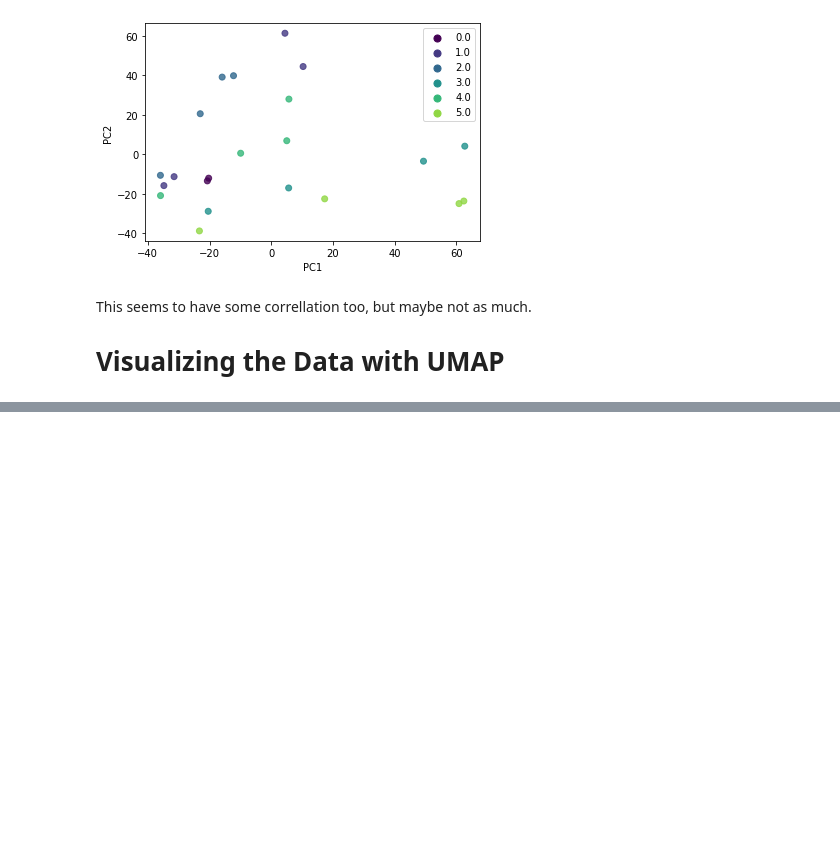
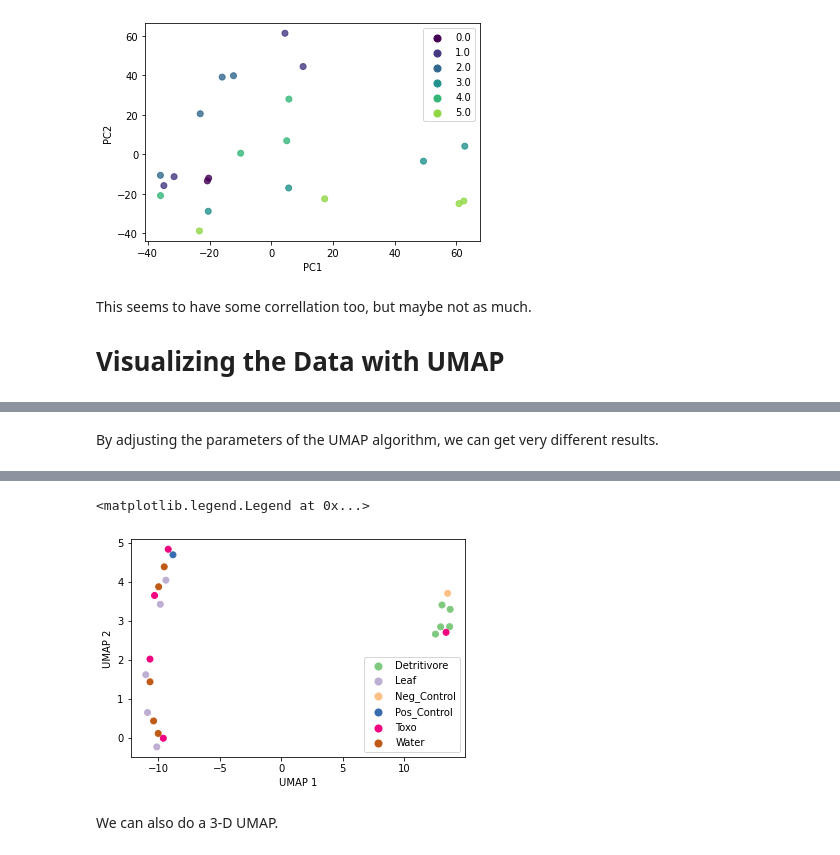
Before and after one commit to peterjsadowski/Tutorial-Microbiome, a Jupyter notebook: part1_EDA.ipynb, the cells around one changed output, grey strips where cells are left out. Cells and saved outputs as stored; diff of their text form; code cells hidden in the pictures; blank space fills up the shorter version.

```diff
--- a/part1_EDA.ipynb
+++ b/part1_EDA.ipynb
@@ -179,0 +220,15 @@ This seems to have some correllation too, but maybe not as much.
+# %% [markdown]
+By adjusting the parameters of the UMAP algorithm, we can get very different results.
+# %%
+fit = umap.UMAP(n_neighbors=5, min_dist=0.1, n_components=2, metric='cosine')
+%time u = fit.fit_transform(np.log(1+df).T)
+
+plt.scatter(u[:,0], u[:,1], color=colors)
+plt.xlabel('UMAP 1')
+plt.ylabel('UMAP 2')
+# Create a list of scatterplot objects for the legend
+legend_scatterplots = [plt.scatter([], [], s=50, color=color, label=label)
+                      for label, color in label_colors.items()]
+# Add the legend to the plot
+plt.legend(handles=legend_scatterplots)
+# %% [output]
@@ -179,0 +237,4 @@ This seems to have some correllation too, but maybe not as much.
+<matplotlib.legend.Legend at 0x...>
+[figure, added]
+# %% [markdown]
+We can also do a 3-D UMAP.
```
Also changed, not shown: parts of 15 cells of this notebook.
